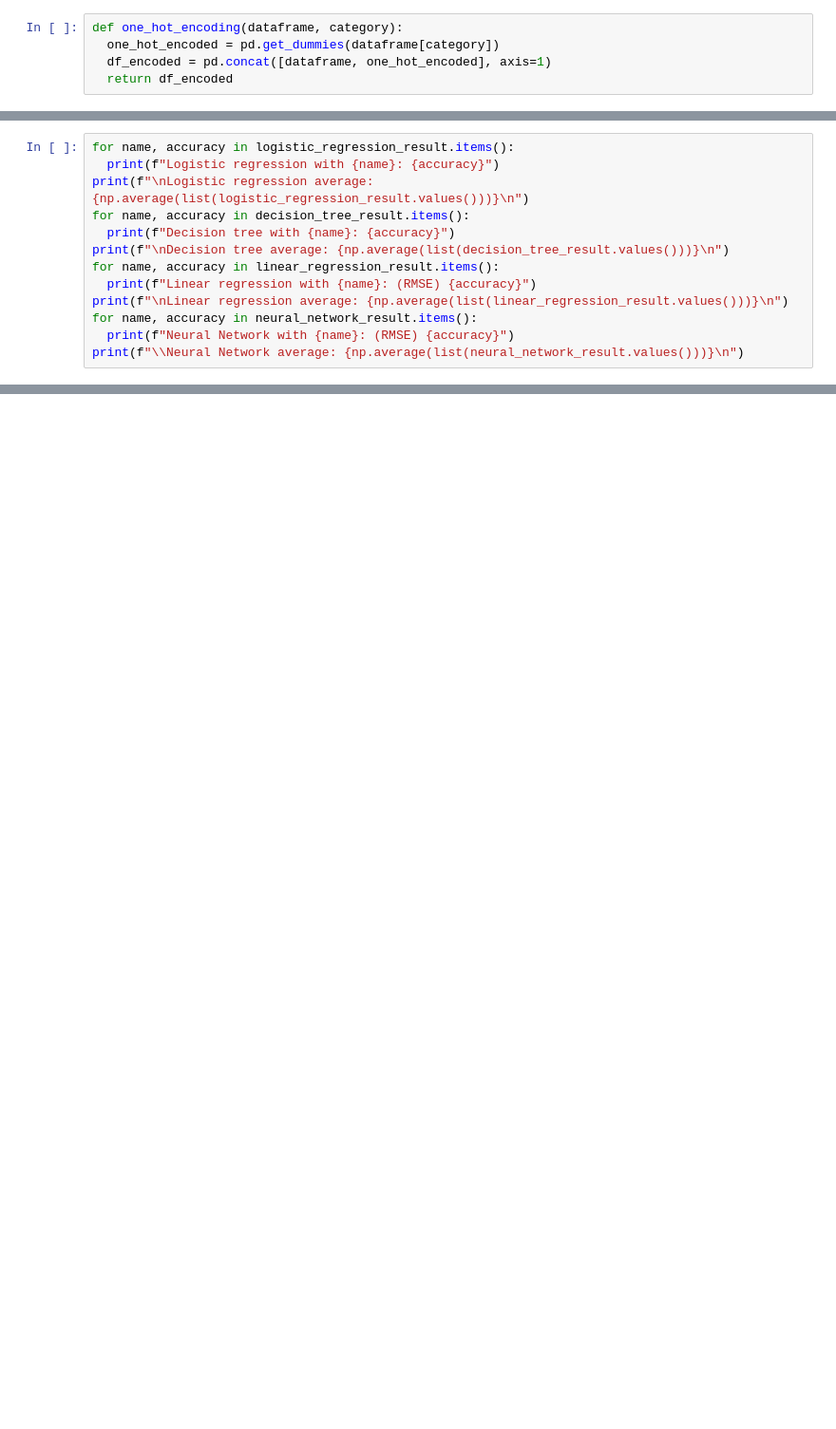
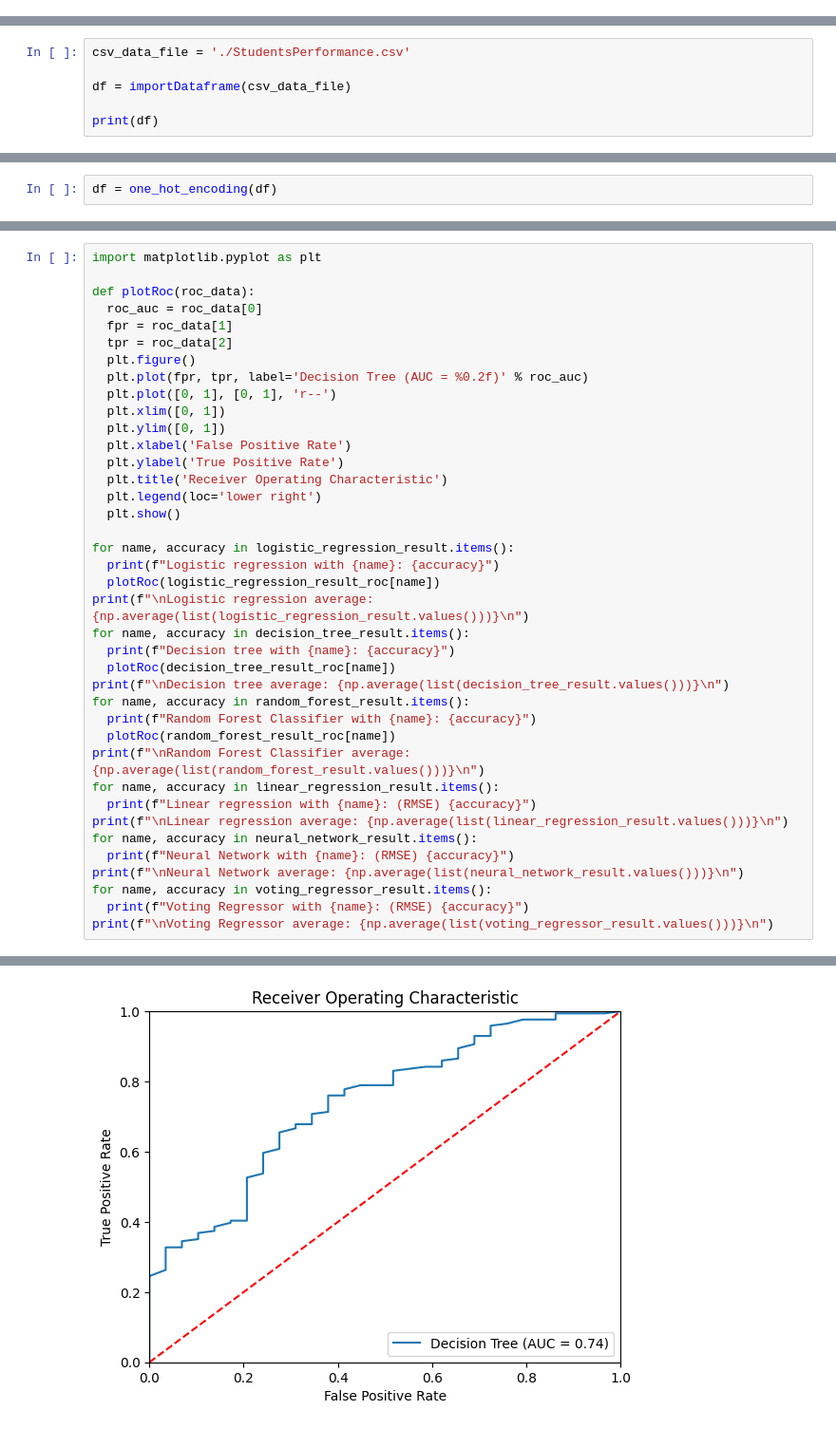
Before and after one commit to JatsaCantWin/msc_machine-learning, a Jupyter notebook: ExamResultPrediction.ipynb, the cells around one changed output, grey strips where cells are left out. Shown at 95% size. Saved outputs shown, nothing was run; the diff lists cells and outputs as text; blank space fills up the shorter version.

```diff
--- a/ExamResultPrediction.ipynb
+++ b/ExamResultPrediction.ipynb
@@ -144,5 +0,0 @@ df['test preparation course'] = df['test preparation course'].replace(test_map)
-# %%
-def one_hot_encoding(dataframe, category):
-  one_hot_encoded = pd.get_dummies(dataframe[category])
-  df_encoded = pd.concat([dataframe, one_hot_encoded], axis=1)
-  return df_encoded
@@ -183,0 +34,6 @@ We could just use LinearRegression istead of Logistic one with *discretization*
+# %%
+csv_data_file = './StudentsPerformance.csv'
+
+df = importDataframe(csv_data_file)
+
+print(df)
@@ -183,0 +105,2 @@ We could just use LinearRegression istead of Logistic one with *discretization*
+# %%
+df = one_hot_encoding(df)
@@ -454,14 +397,40 @@ Iteration 3:
 # %%
+import matplotlib.pyplot as plt
+
+def plotRoc(roc_data):
+  roc_auc = roc_data[0]
+  fpr = roc_data[1]
+  tpr = roc_data[2]
+  plt.figure()
+  plt.plot(fpr, tpr, label='Decision Tree (AUC = %0.2f)' % roc_auc)
+  plt.plot([0, 1], [0, 1], 'r--')
+  plt.xlim([0, 1])
+  plt.ylim([0, 1])
+  plt.xlabel('False Positive Rate')
+  plt.ylabel('True Positive Rate')
+  plt.title('Receiver Operating Characteristic')
+  plt.legend(loc='lower right')
+  plt.show()
+
 for name, accuracy in logistic_regression_result.items():
   print(f"Logistic regression with {name}: {accuracy}")
+  plotRoc(logistic_regression_result_roc[name])
 print(f"\nLogistic regression average: {np.average(list(logistic_regression_result.values()))}\n")
 for name, accuracy in decision_tree_result.items():
   print(f"Decision tree with {name}: {accuracy}")
+  plotRoc(decision_tree_result_roc[name])
 print(f"\nDecision tree average: {np.average(list(decision_tree_result.values()))}\n")
+for name, accuracy in random_forest_result.items():
+  print(f"Random Forest Classifier with {name}: {accuracy}")
+  plotRoc(random_forest_result_roc[name])
+print(f"\nRandom Forest Classifier average: {np.average(list(random_forest_result.values()))}\n")
 for name, accuracy in linear_regression_result.items():
   print(f"Linear regression with {name}: (RMSE) {accuracy}")
 print(f"\nLinear regression average: {np.average(list(linear_regression_result.values()))}\n")
 for name, accuracy in neural_network_result.items():
   print(f"Neural Network with {name}: (RMSE) {accuracy}")
-print(f"\\Neural Network average: {np.average(list(neural_network_result.values()))}\n")
+print(f"\nNeural Network average: {np.average(list(neural_network_result.values()))}\n")
+for name, accuracy in voting_regressor_result.items():
+  print(f"Voting Regressor with {name}: (RMSE) {accuracy}")
+print(f"\nVoting Regressor average: {np.average(list(voting_regressor_result.values()))}\n")
 # %% [output]
@@ -484,0 +438 @@ Neural Network with SelectKBest7: (RMSE) 13.357316579384891
+[figure, added]
```
Also changed, not shown: parts of 54 cells of this notebook, 2 other files.
